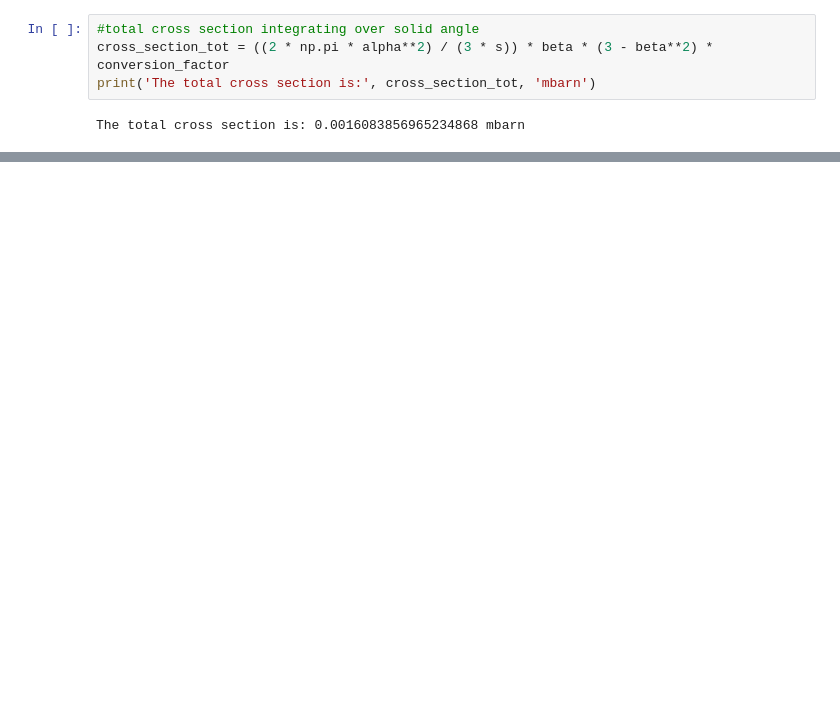
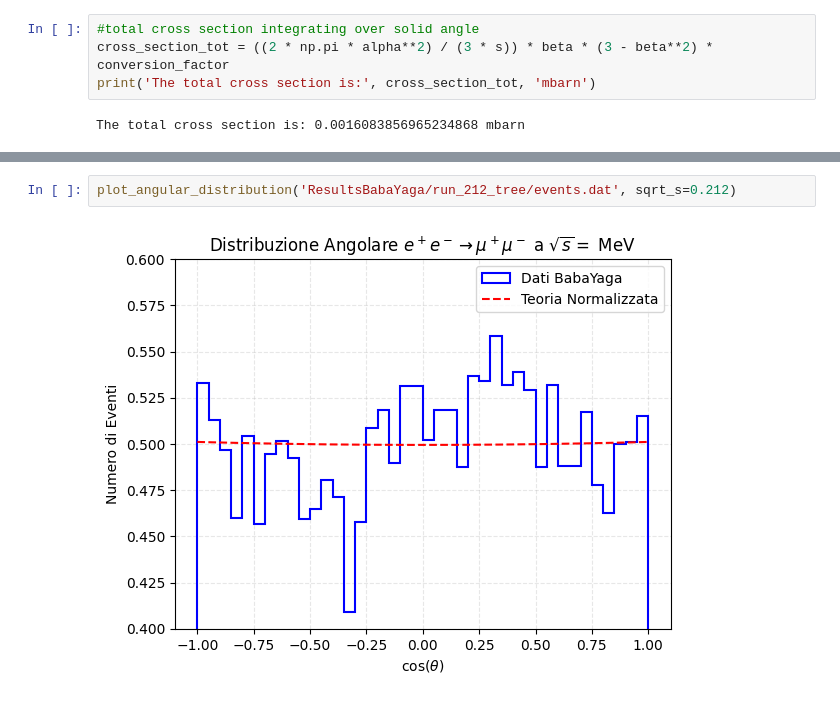
Before and after one commit to marcolorenzato00/LCP_Project, a Jupyter notebook: Project.ipynb, the cells around one changed output, grey strips where cells are left out. Saved outputs shown, nothing was run; the diff lists cells and outputs as text; blank space fills up the shorter version.

```diff
--- a/Project.ipynb
+++ b/Project.ipynb
@@ -402,0 +474,4 @@ plt.show()
+# %%
+plot_angular_distribution('ResultsBabaYaga/run_212_tree/events.dat', sqrt_s=0.212)
+# %% [output]
+[figure, added]
```
Also changed, not shown: parts of 14 cells of this notebook, 52 other files.
